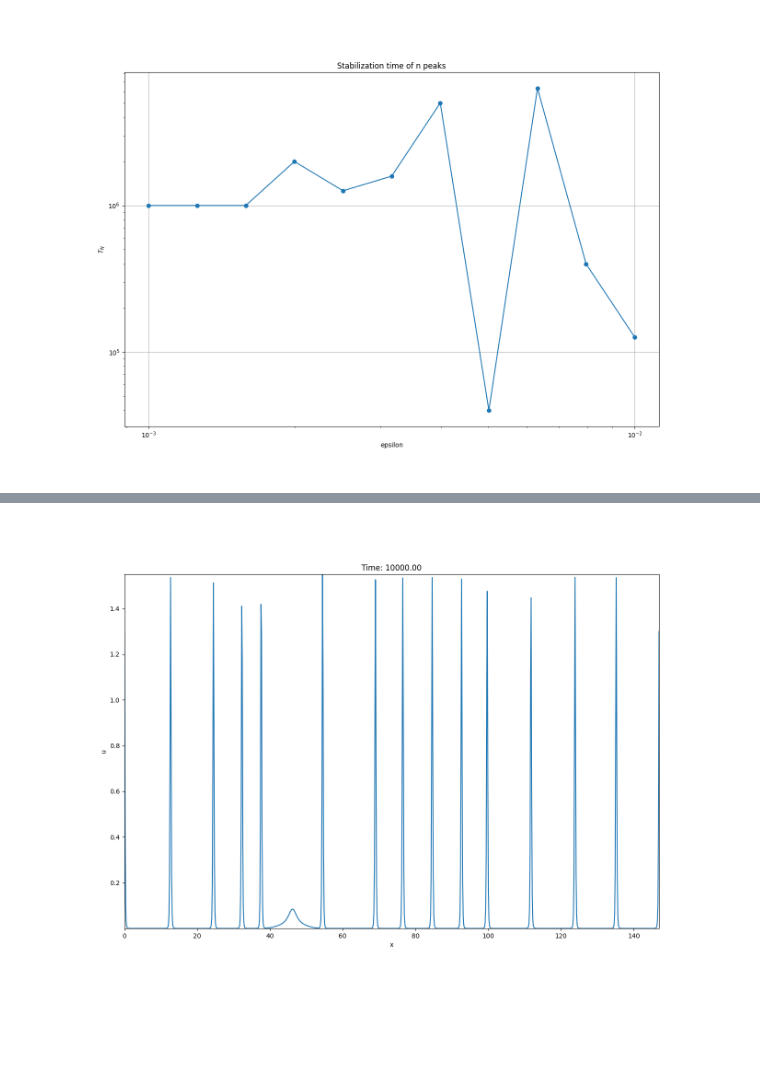
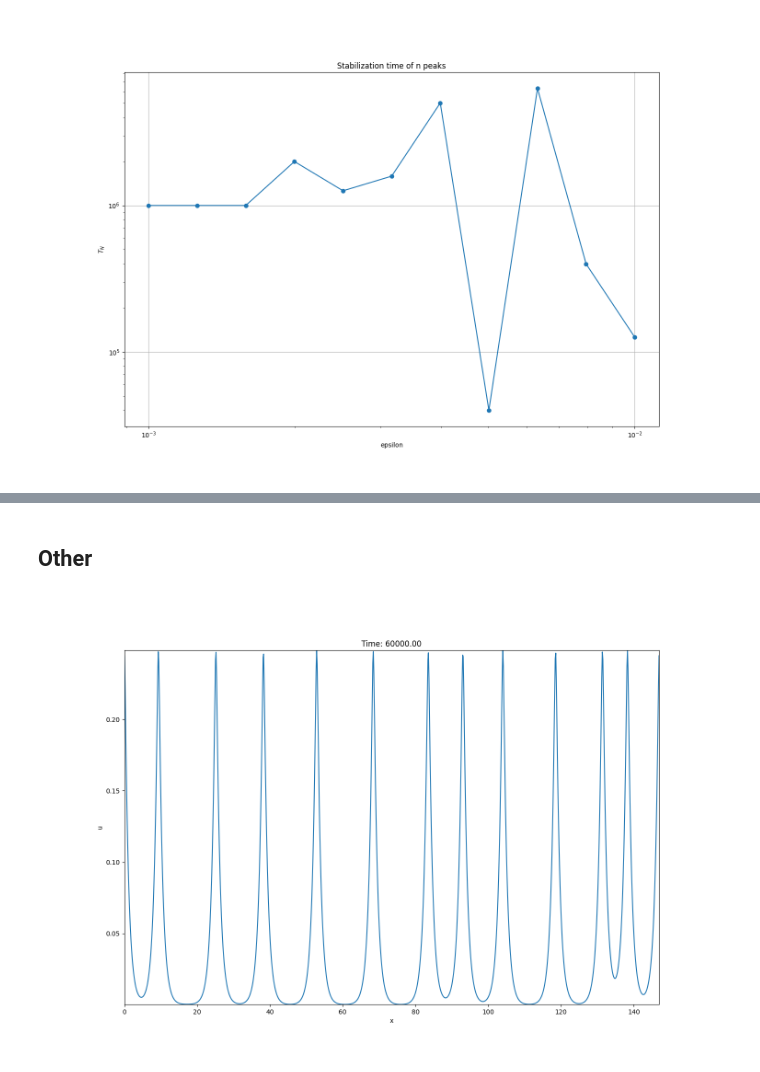
Before and after one commit to dknatan/KS_data_analysis, a Jupyter notebook: peaks_analysis/h5_peak_analysis.ipynb, the cells around one changed output, grey strips where cells are left out. Cells and saved outputs as stored; diff of their text form; code cells hidden in the pictures; blank space fills up the shorter version.

```diff
--- a/peaks_analysis/h5_peak_analysis.ipynb
+++ b/peaks_analysis/h5_peak_analysis.ipynb
@@ -142,13 +160,13 @@ Files in current directory: ['logistic_t_1e10_eps_1e2-1e3.h5', 'test.h5']
 # %%
 # h5 to np array
 # --------------
-filename = 'logistic_t_1e10_eps_1e2-1e3.h5'
+filename = 'logistic_t_1e5_eps_1e2_1.h5'
 # ini file
 h5file = Comsol_data_analysis(filename, path_to_h5_files)
 h5file.print()
 
 # memory in MB
-print(f"Array size in Mb: {8 * np.prod(np.array(h5file.shape)) / 1000000}, it will take around {8 * np.prod(np.array(h5file.shape)) / 1000000 * 10} seconds. Consider before constructing numpy array.")
-pde_sol = h5file.analyse((lambda u: u), outsize=h5file.nx)
+print(f"Array size in Mb: {8 * np.prod(np.array(h5file.shape)) * h5file.nx / 1000000}, it will take around {8 * np.prod(np.array(h5file.shape)) * h5file.nx / 1000000 * 10} seconds. Consider before constructing numpy array.")
+pde_sol = h5file.analyse((lambda u: u), outsize=int(h5file.nx))
 # %% [output]
 ['c', 'rho']
@@ -366,0 +412,13 @@ plt.show()
+# %%
+# peaks distance variance in time @ many epsilon
+i = 0
+j = 0
+fig, ax = plt.subplots(1, figsize=(20,10))
+ax.plot(h5file.t_range, [np.var(peaks) for peaks in peaks_diff_array[i,j]])
+ax.set_yscale('log')
+ax.set_ylim(1e-5,1e2)
+ax.set_xlabel('t')
+ax.set_title(f'Variance of peak distance')
+ax.set_ylabel('$\\sigma_\\Lambda^2$')
+ax.grid()
+plt.show()
@@ -367,43 +427,27 @@ plt.show()
+# %% [markdown]
+## Other
 # %%
-file = h5py.File(path_to_h5_files + 'test36.h5', 'r')
-x_range = np.array(file['positions/X'])
 
-t_range_string = np.array(list(file['c/parameter_set_0'].keys()))
-t_range = np.array([float(t_string[2:]) for t_string in t_range_string])
-ind_sorted = np.argsort(t_range)
-t_range_sorted = t_range[ind_sorted]
-t_range_string_sorted = t_range_string[ind_sorted]
-
-# Parameters
-L = x_range[-1]  # Length of the domain
-T = t_range_sorted[-1]   # Total time
-Nx = len(x_range)  # Number of spatial points
-Nt = len(t_range_sorted)  # Number of time steps
-
-pde_sol_rho = np.zeros((Nt,Nx))
-
-for i,t_string in enumerate(t_range_string_sorted):
-    pde_sol_rho[i, :] = np.array(file['rho/parameter_set_0/' + t_string])
-    # pde_sol_c = np.array(file['c/parameter_set_0/' + t_string])
+pde_sol_rho = pde_sol[0,0,:,:]
 
 import numpy as np
 import matplotlib.pyplot as plt
 from matplotlib.animation import FuncAnimation
 
 # Animation function
 def animate(i):
     plt.cla()
-    plt.plot(x_range, pde_sol_rho[i,:])
-    plt.title(f'Time: {t_range_sorted[i]:.2f}')
+    plt.plot(h5file.x_range, pde_sol_rho[i,:])
+    plt.title(f'Time: {h5file.t_range[i]:.2f}')
     plt.xlabel('x')
     plt.ylabel('u')
-    plt.xlim(0.0, L)
+    plt.xlim(0.0, h5file.xmax)
     plt.ylim(np.min(pde_sol_rho[-1,:]), np.max(pde_sol_rho[-1,:]))
 
 # Create animation
 fig = plt.figure(figsize=(15,10))
-ani = FuncAnimation(fig, animate, frames=Nt, interval=50)
+ani = FuncAnimation(fig, animate, frames=h5file.nt, interval=50)
 ani.save('animation.gif', writer='imagemagick', fps=10)# Display animation
-plt.show()
+# plt.show()
 # %% [output]
-[figure, old version]
+[figure, new version]
```
Also changed, not shown: parts of 25 cells of this notebook, 4 other files.
